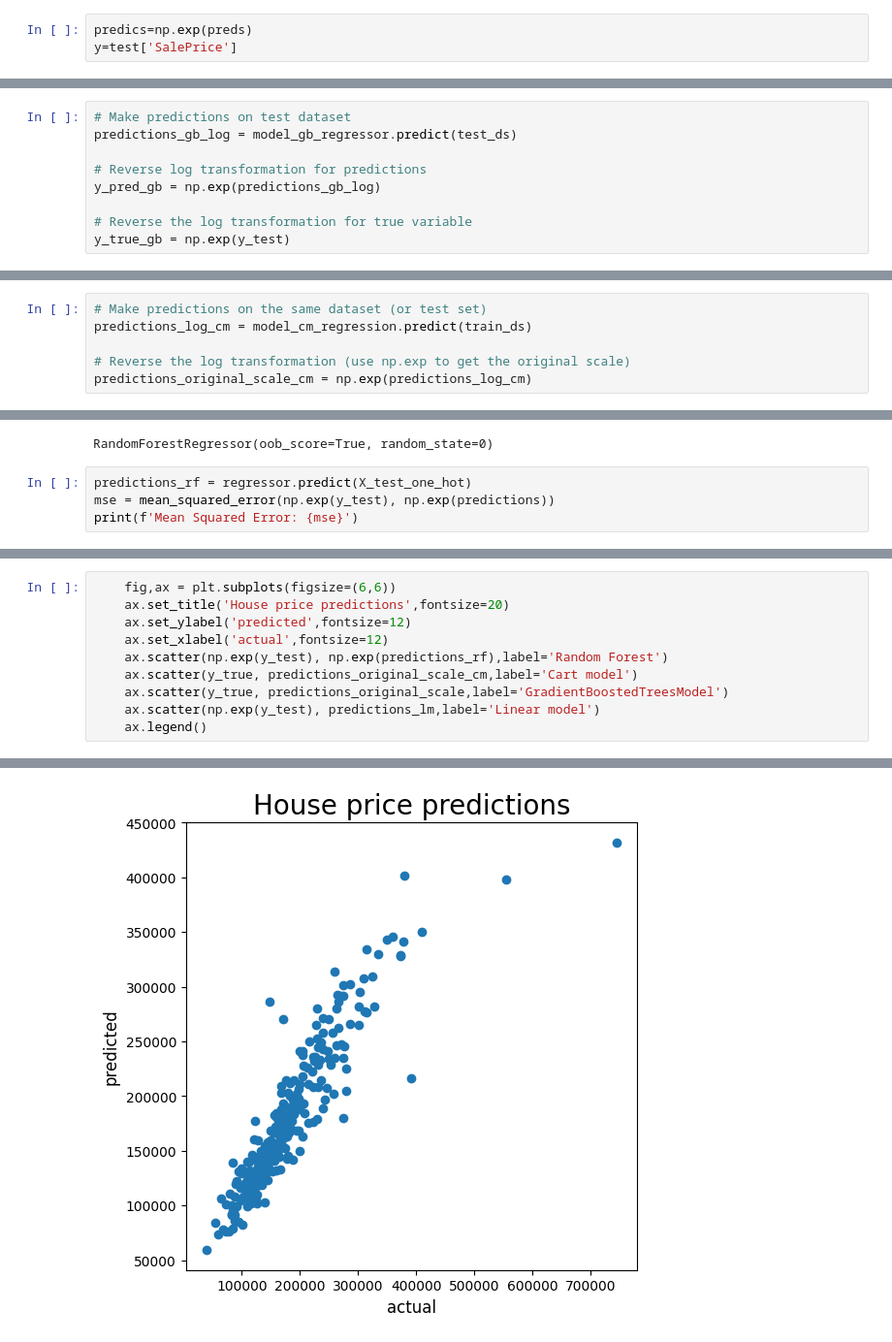
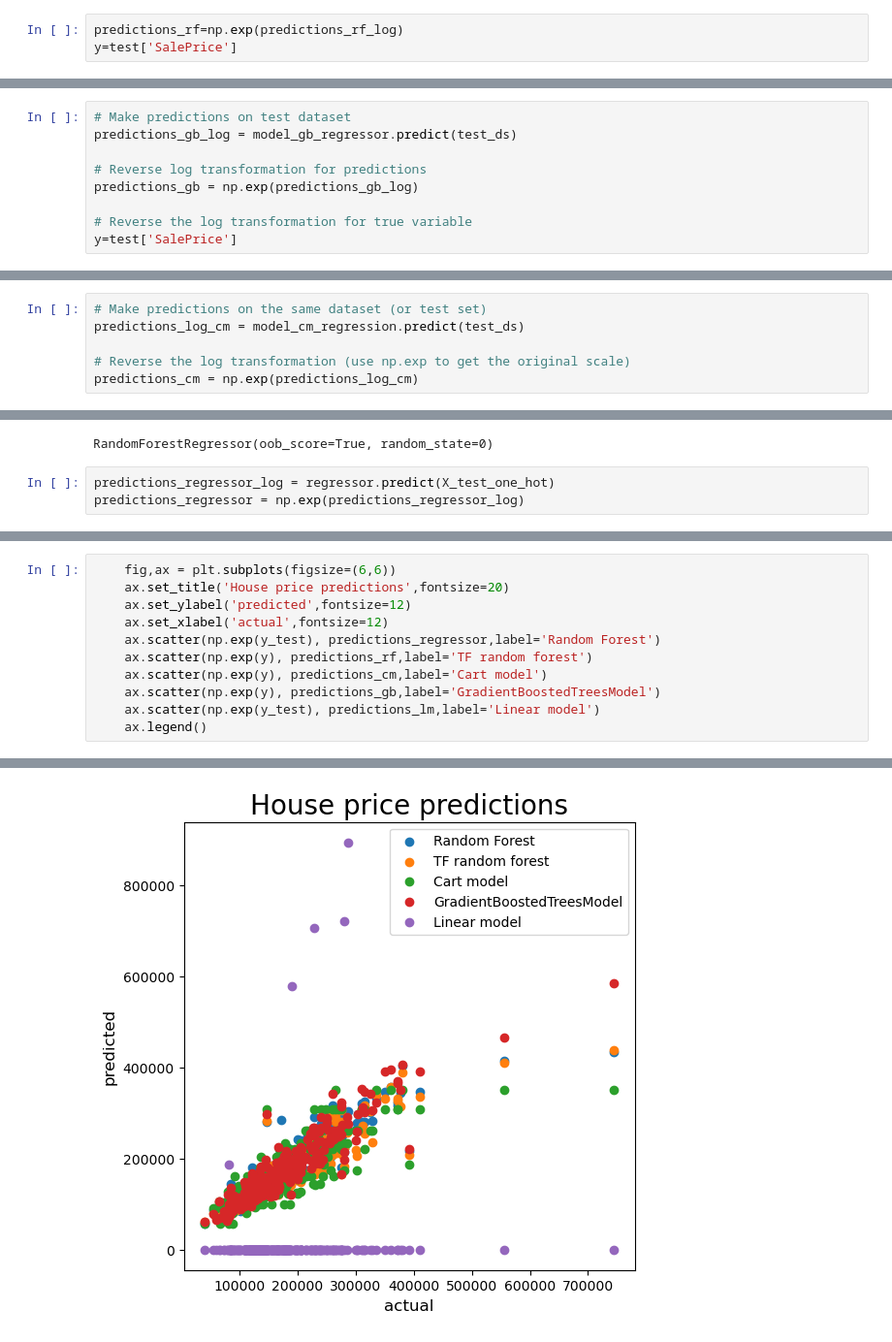
Before and after one commit to PeriStern/House-Prices-Advanced-Regression, a Jupyter notebook: notebooks/03_model_training.ipynb, the cells around one changed output, grey strips where cells are left out. Shown at 97% size. Cells and saved outputs as stored; diff of their text form.

```diff
--- a/notebooks/03_model_training.ipynb
+++ b/notebooks/03_model_training.ipynb
@@ -128,4 +108,4 @@ preds = model.predict(test_ds)
 # %%
-predics=np.exp(preds)
+predictions_rf=np.exp(predictions_rf_log)
 y=test['SalePrice']
 # %%
@@ -232,8 +171,8 @@ Name: 3, dtype: object
 predictions_gb_log = model_gb_regressor.predict(test_ds)
 
 # Reverse log transformation for predictions
-y_pred_gb = np.exp(predictions_gb_log)
+predictions_gb = np.exp(predictions_gb_log)
 
 # Reverse the log transformation for true variable
-y_true_gb = np.exp(y_test)
+y=test['SalePrice']
 # %% [output]
@@ -279,8 +205,8 @@ Model compiled.
 <tf_keras.src.callbacks.History at 0x...>
 # %%
 # Make predictions on the same dataset (or test set)
-predictions_log_cm = model_cm_regression.predict(train_ds)
+predictions_log_cm = model_cm_regression.predict(test_ds)
 
 # Reverse the log transformation (use np.exp to get the original scale)
-predictions_original_scale_cm = np.exp(predictions_log_cm)
+predictions_cm = np.exp(predictions_log_cm)
 # %% [output]
@@ -298,6 +224,5 @@ regressor.fit(X_train_one_hot, y_train)
 # %% [output]
 RandomForestRegressor(oob_score=True, random_state=0)
 # %%
-predictions_rf = regressor.predict(X_test_one_hot)
-mse = mean_squared_error(np.exp(y_test), np.exp(predictions))
-print(f'Mean Squared Error: {mse}')
+predictions_regressor_log = regressor.predict(X_test_one_hot)
+predictions_regressor = np.exp(predictions_regressor_log)
@@ -308,9 +236,10 @@ NameError: name 'predictions' is not defined
     ax.set_title('House price predictions',fontsize=20)
     ax.set_ylabel('predicted',fontsize=12)
     ax.set_xlabel('actual',fontsize=12)
-    ax.scatter(np.exp(y_test), np.exp(predictions_rf),label='Random Forest')
-    ax.scatter(y_true, predictions_original_scale_cm,label='Cart model')
-    ax.scatter(y_true, predictions_original_scale,label='GradientBoostedTreesModel')
+    ax.scatter(np.exp(y_test), predictions_regressor,label='Random Forest')
+    ax.scatter(np.exp(y), predictions_rf,label='TF random forest')
+    ax.scatter(np.exp(y), predictions_cm,label='Cart model')
+    ax.scatter(np.exp(y), predictions_gb,label='GradientBoostedTreesModel')
     ax.scatter(np.exp(y_test), predictions_lm,label='Linear model')
     ax.legend()
 # %% [output]
@@ -318 +247 @@ NameError: name 'y_true' is not defined
-[figure, old version]
+[figure, new version]
```
Also changed, not shown: parts of 19 cells of this notebook.
